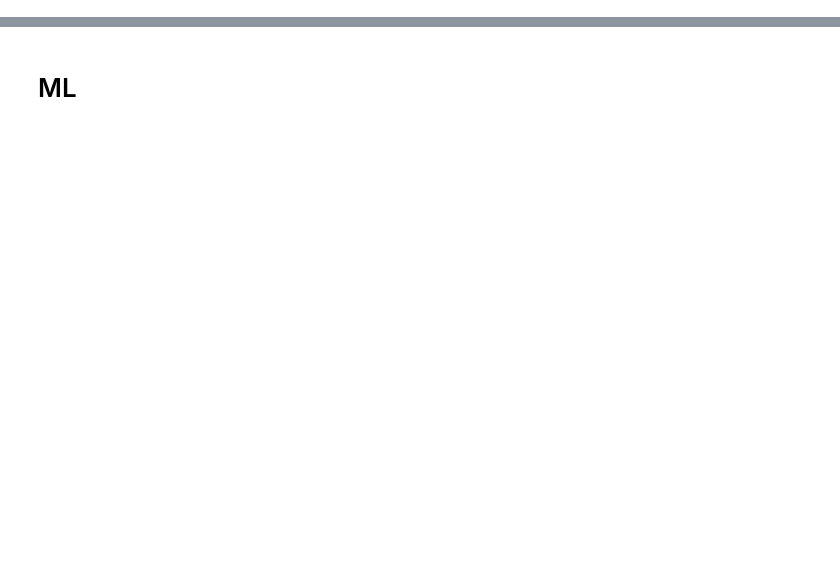
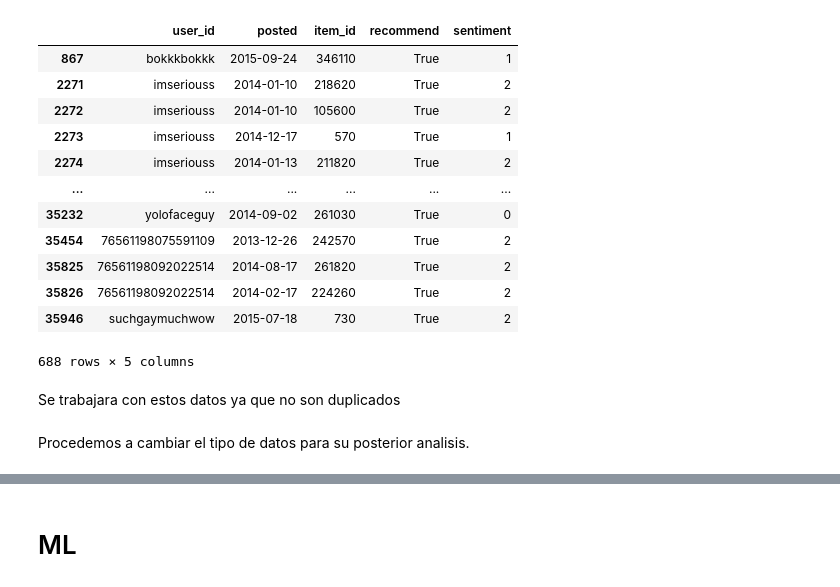
Before and after one commit to vay0/PI01-Individual-MLOPS, a Jupyter notebook: EDA y ML.ipynb, the cells around one changed output, grey strips where cells are left out. Cells and saved outputs as stored; diff of their text form; code cells hidden in the pictures; blank space fills up the shorter version.

```diff
--- a/EDA y ML.ipynb
+++ b/EDA y ML.ipynb
@@ -2,0 +12,5 @@
+# %%
+df_games = pd.read_parquet('games.parquet')
+df_items = pd.read_parquet('items.parquet')
+df_reviews = pd.read_parquet('Reviews.parquet')
+df_generos = pd.read_parquet('generos.parquet')
@@ -2,0 +145,20 @@
+# %%
+df_reviews[df_reviews.duplicated()]
+# %% [output]
+|  | user_id | posted | item_id | recommend | sentiment |
+| 867 | bokkkbokkk | 2015-09-24 | 346110 | True | 1 |
+| 2271 | imseriouss | 2014-01-10 | 218620 | True | 2 |
+| 2272 | imseriouss | 2014-01-10 | 105600 | True | 2 |
+| 2273 | imseriouss | 2014-12-17 | 570 | True | 1 |
+| 2274 | imseriouss | 2014-01-13 | 211820 | True | 2 |
+| ... | ... | ... | ... | ... | ... |
+| 35232 | yolofaceguy | 2014-09-02 | 261030 | True | 0 |
+| 35454 | 76561198075591109 | 2013-12-26 | 242570 | True | 2 |
+| 35825 | 76561198092022514 | 2014-08-17 | 261820 | True | 2 |
+| 35826 | 76561198092022514 | 2014-02-17 | 224260 | True | 2 |
+| 35946 | suchgaymuchwow | 2015-07-18 | 730 | True | 2 |
+688 rows × 5 columns
+# %% [markdown]
+Se trabajara con estos datos ya que no son duplicados
+# %% [markdown]
+Procedemos a cambiar el tipo de datos para su posterior analisis.
```
Also changed, not shown: parts of 57 cells of this notebook, 2 other files.
